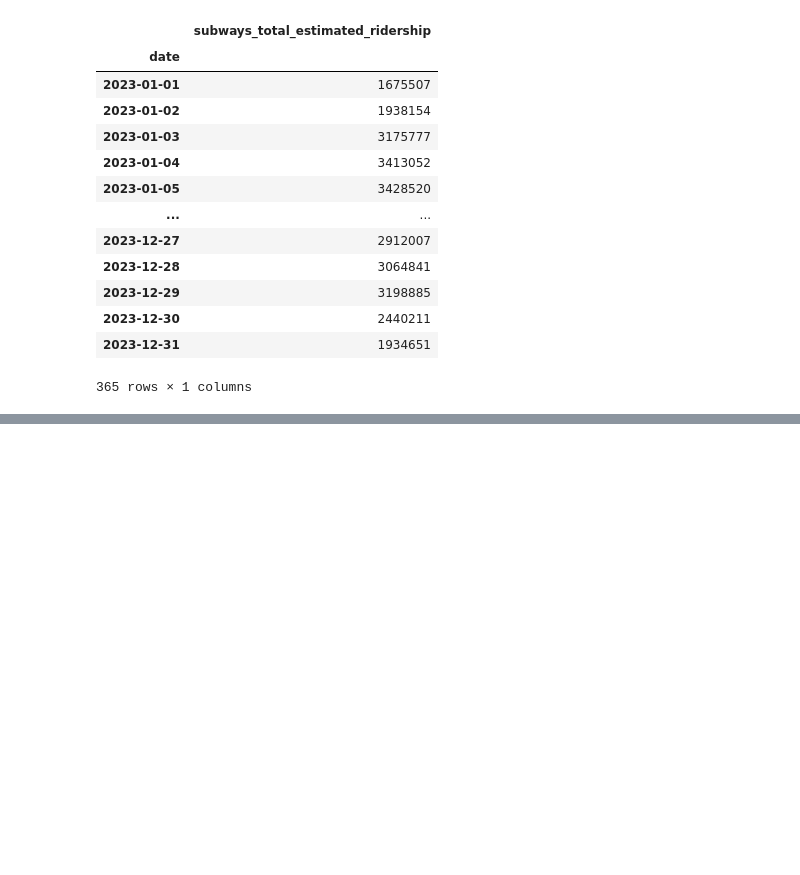
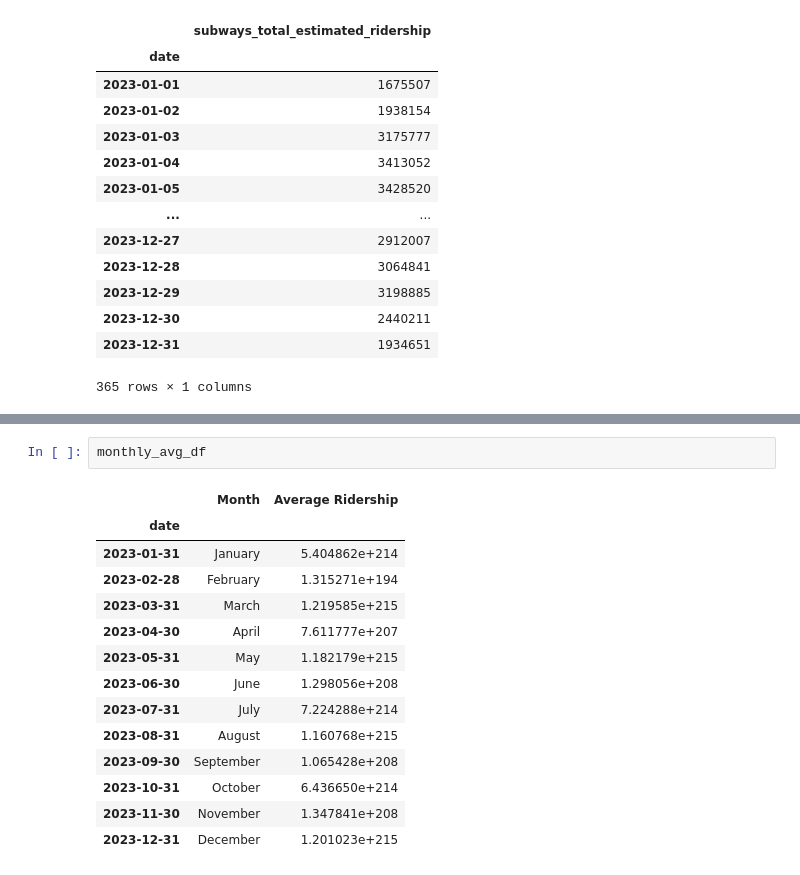
Before and after one commit to atharvakarnik/NY-MetroMetrics, a Jupyter notebook: sandbox-data-extraction.ipynb, the cells around one changed output, grey strips where cells are left out. Saved outputs shown, nothing was run; the diff lists cells and outputs as text; blank space fills up the shorter version.

```diff
--- a/sandbox-data-extraction.ipynb
+++ b/sandbox-data-extraction.ipynb
@@ -146,0 +168,17 @@ df_2023
+# %%
+monthly_avg_df
+# %% [output]
+|  | Month | Average Ridership |
+| date |  |  |
+| 2023-01-31 | January | 5.404862e+214 |
+| 2023-02-28 | February | 1.315271e+194 |
+| 2023-03-31 | March | 1.219585e+215 |
+| 2023-04-30 | April | 7.611777e+207 |
+| 2023-05-31 | May | 1.182179e+215 |
+| 2023-06-30 | June | 1.298056e+208 |
+| 2023-07-31 | July | 7.224288e+214 |
+| 2023-08-31 | August | 1.160768e+215 |
+| 2023-09-30 | September | 1.065428e+208 |
+| 2023-10-31 | October | 6.436650e+214 |
+| 2023-11-30 | November | 1.347841e+208 |
+| 2023-12-31 | December | 1.201023e+215 |
```
Also changed, not shown: parts of 2 cells of this notebook.
